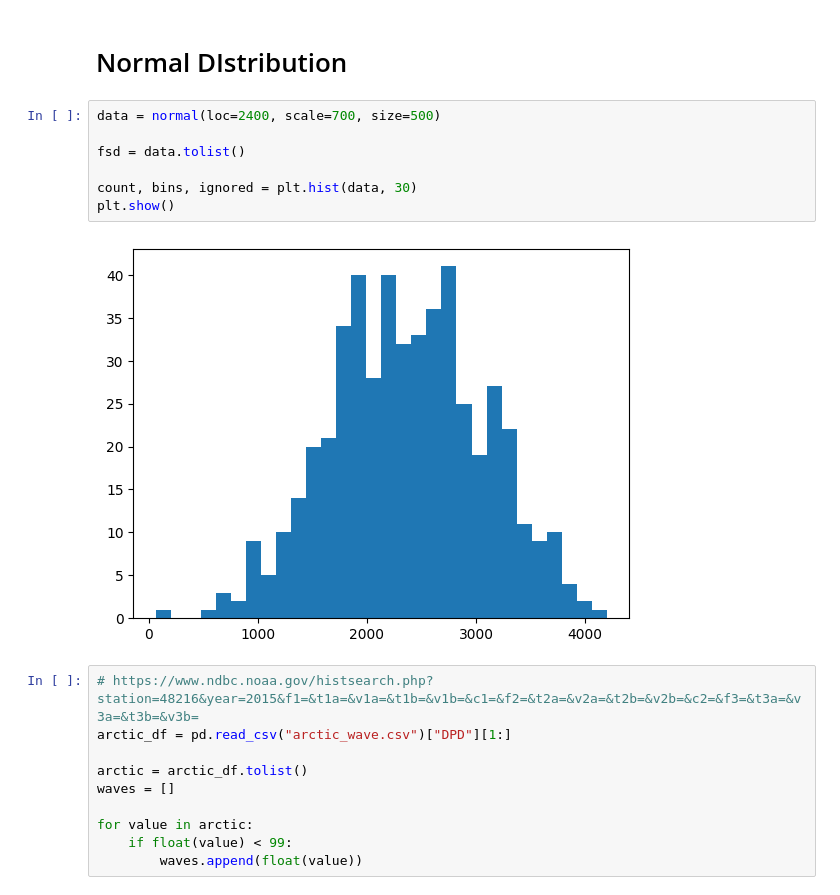
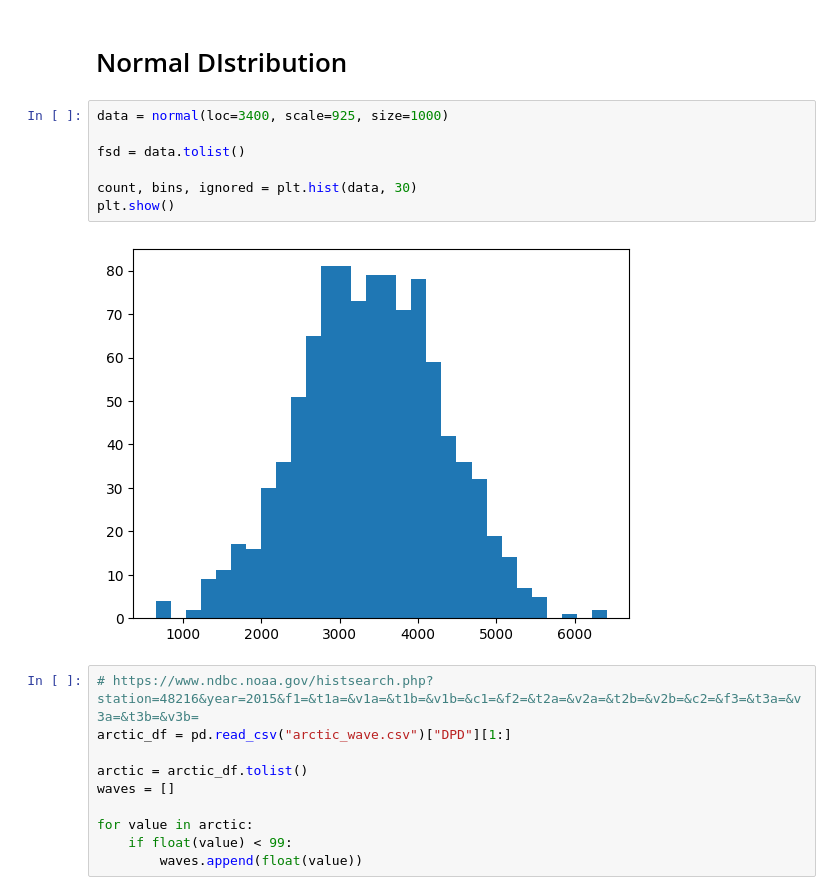
Before and after one commit to Marissa-working/Ice-Floe-Research, a Jupyter notebook: ice_floe.ipynb, the cells around one changed output. Cells and saved outputs as stored; diff of their text form.

```diff
--- a/ice_floe.ipynb
+++ b/ice_floe.ipynb
@@ -7,14 +7,14 @@ from numpy.random import normal
 # %% [markdown]
 # Normal DIstribution
 # %%
-data = normal(loc=2400, scale=700, size=500)
+data = normal(loc=3400, scale=925, size=1000)
 
 fsd = data.tolist()
 
 count, bins, ignored = plt.hist(data, 30)
 plt.show()
 # %% [output]
-[figure, old version]
+[figure, new version]
 # %%
 # https://www.ndbc.noaa.gov/histsearch.php?station=48216&year=2015&f1=&t1a=&v1a=&t1b=&v1b=&c1=&f2=&t2a=&v2a=&t2b=&v2b=&c2=&f3=&t3a=&v3a=&t3b=&v3b=
 arctic_df = pd.read_csv("arctic_wave.csv")["DPD"][1:]
```
Also changed, not shown: parts of 5 cells of this notebook.
